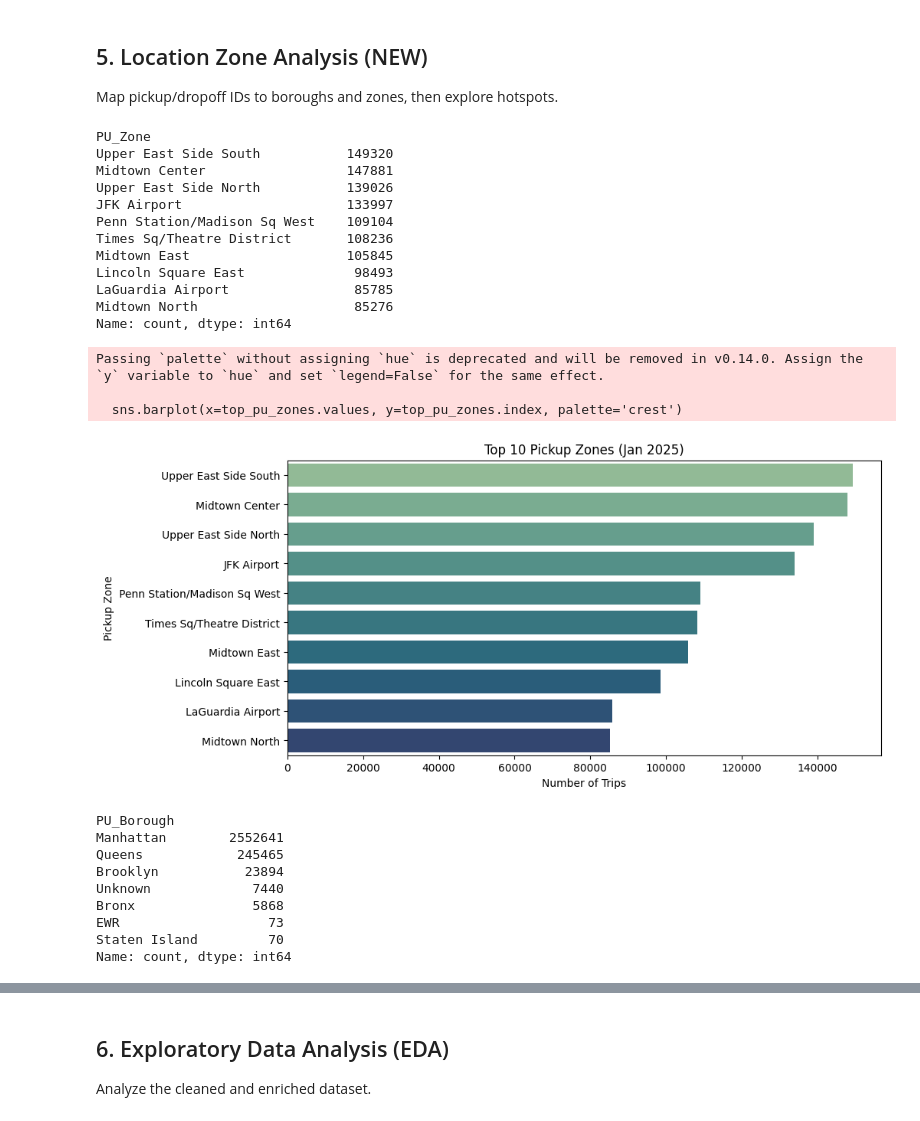
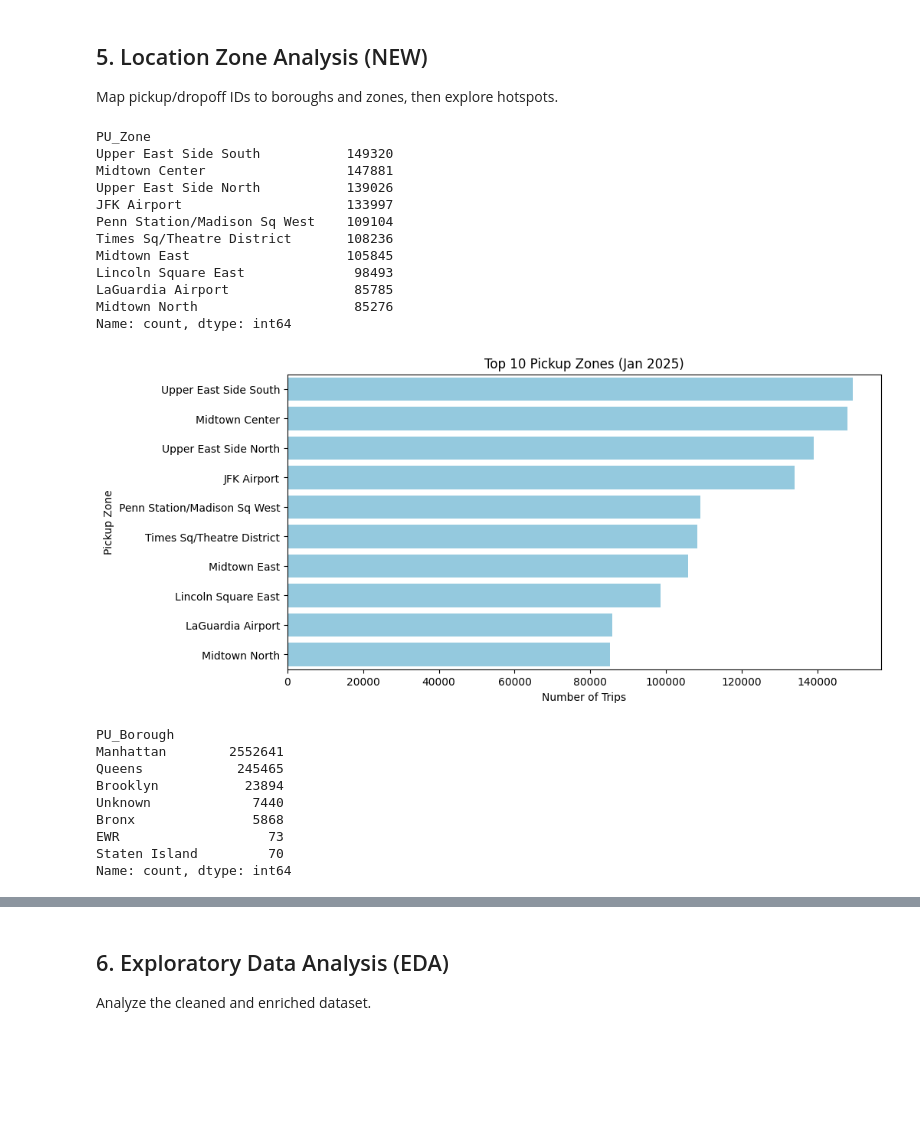
Before and after one commit to safoisgod/NYC-Yellow-Taxi-Trip, a Jupyter notebook: newanalysis.ipynb, the cells around one changed output, grey strips where cells are left out. Cells and saved outputs as stored; diff of their text form; code cells hidden in the pictures; blank space fills up the shorter version.

```diff
--- a/newanalysis.ipynb
+++ b/newanalysis.ipynb
@@ -209,47 +209,44 @@ top_pu_zones = df['PU_Zone'].value_counts().head(10)
 print(top_pu_zones)
 
 plt.figure(figsize=(10,5))
-sns.barplot(x=top_pu_zones.values, y=top_pu_zones.index, palette='crest')
+sns.barplot(x=top_pu_zones.values, y=top_pu_zones.index, color='skyblue')
 plt.title('Top 10 Pickup Zones (Jan 2025)')
 plt.xlabel('Number of Trips')
 plt.ylabel('Pickup Zone')
 plt.show()
 
 # Borough pickup distribution
 borough_counts = df['PU_Borough'].value_counts()
 print(borough_counts)
 
 plt.figure(figsize=(6,6))
 plt.pie(borough_counts, labels=borough_counts.index, autopct='%1.1f%%', startangle=140)
 plt.title('Pickup Distribution by Borough (Jan 2025)')
 plt.axis('equal')
 plt.show()
 # %% [output]
 PU_Zone
 Upper East Side South           149320
 Midtown Center                  147881
 Upper East Side North           139026
 JFK Airport                     133997
 Penn Station/Madison Sq West    109104
 Times Sq/Theatre District       108236
 Midtown East                    105845
 Lincoln Square East              98493
 LaGuardia Airport                85785
 Midtown North                    85276
 Name: count, dtype: int64
+[figure, new version]
-Passing `palette` without assigning `hue` is deprecated and will be removed in v0.14.0. Assign the `y` variable to `hue` and set `legend=False` for the same effect.
-
-  sns.barplot(x=top_pu_zones.values, y=top_pu_zones.index, palette='crest')
+PU_Borough
+Manhattan        2552641
+Queens            245465
+Brooklyn           23894
+Unknown             7440
+Bronx               5868
+EWR                   73
+Staten Island         70
+Name: count, dtype: int64
-[figure, old version]
-PU_Borough
-Manhattan        2552641
-Queens            245465
-Brooklyn           23894
-Unknown             7440
-Bronx               5868
-EWR                   73
-Staten Island         70
-Name: count, dtype: int64
 [figure]
 # %% [markdown]
 ## 6. Exploratory Data Analysis (EDA)
```
Also changed, not shown: parts of 2 cells of this notebook.
